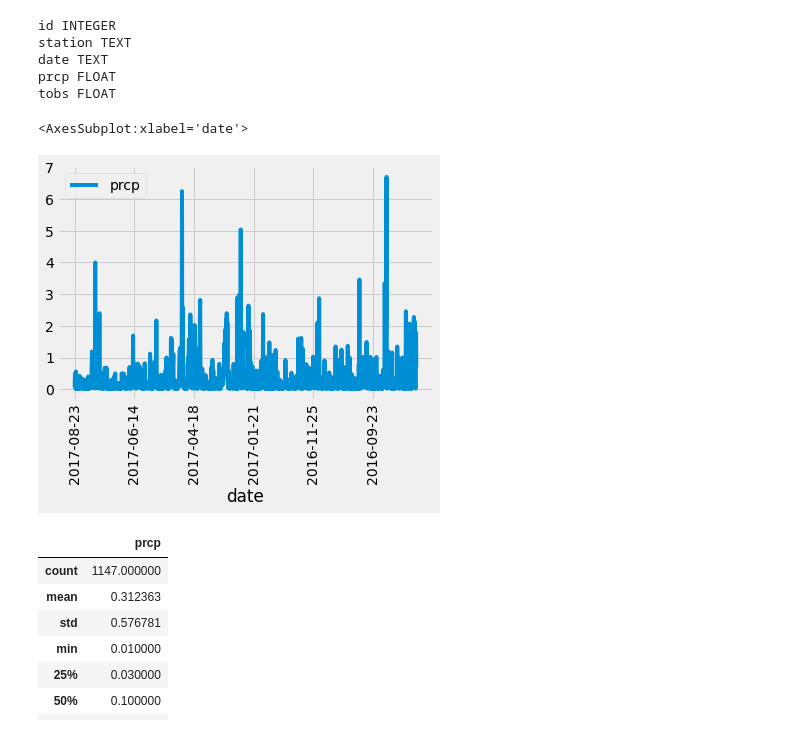
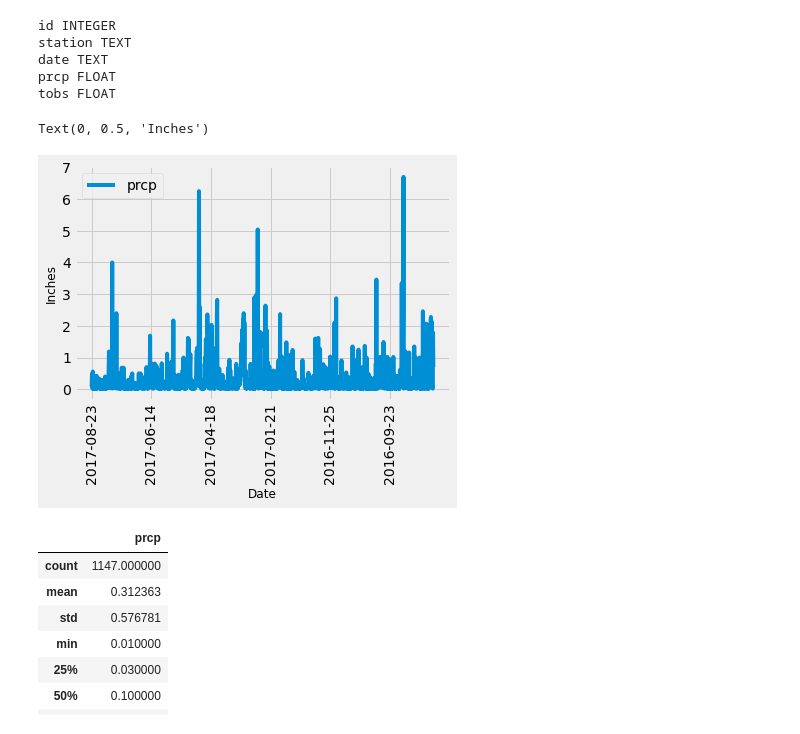
Before and after one commit to bghav/sqlalchemy-challenge, a Jupyter notebook: climate_analysis.ipynb, the cells around one changed output. Saved outputs shown, nothing was run; the diff lists cells and outputs as text; code cells hidden in the pictures.

```diff
--- a/climate_analysis.ipynb
+++ b/climate_analysis.ipynb
@@ -61,32 +62,34 @@ tobs FLOAT
 # %%
 # Design a query to retrieve the last 12 months of precipitation data and plot the results.
 # Starting from the most recent data point in the database.
 
 # Calculate the date one year from the last date in data set.
 
 #session.query(Measurement.date,Measurement.prcp).\
 #filter(Measurement.date > '2016-08-22').\
 #order_by(Measurement.date.desc()).all()
 
 # Perform a query to retrieve the data and precipitation scores
 
 dtp= session.query(Measurement.date,Measurement.prcp).\
 filter(Measurement.date > '2016-08-22', Measurement.prcp).\
 order_by(Measurement.date.desc()).all()
-
+dtp
 # Save the query results as a Pandas DataFrame and set the index to the date column
 
 
 # Sort the dataframe by date
 df = pd.DataFrame(dtp,columns=['date','prcp'])
 df
 
 # Use Pandas Plotting with Matplotlib to plot the data
-
-df.plot(x='date',y='prcp',rot=90)
+figsize=(100,0), # Figsize to make the plot larger
+ax=df.plot(x='date',y='prcp',rot=90)
+ax.set_xlabel("Date", fontsize=12)
+ax.set_ylabel("Inches", fontsize=12)
 # %% [output]
-<AxesSubplot:xlabel='date'>
+Text(0, 0.5, 'Inches')
-[figure, old version]
+[figure, new version]
 # %%
 # Use Pandas to calcualte the summary statistics for the precipitation data
 df.describe()
```
Also changed, not shown: parts of 3 cells of this notebook.
